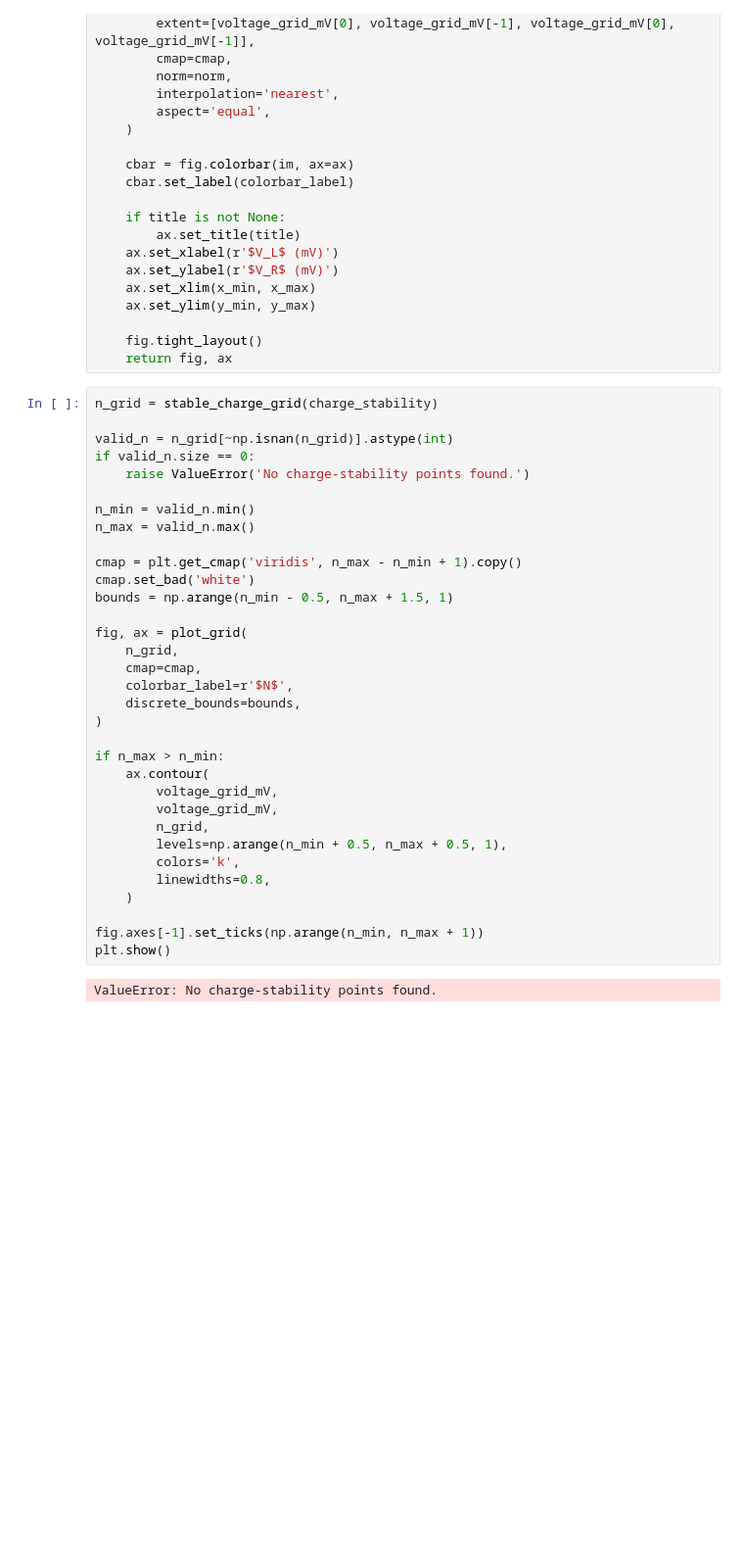
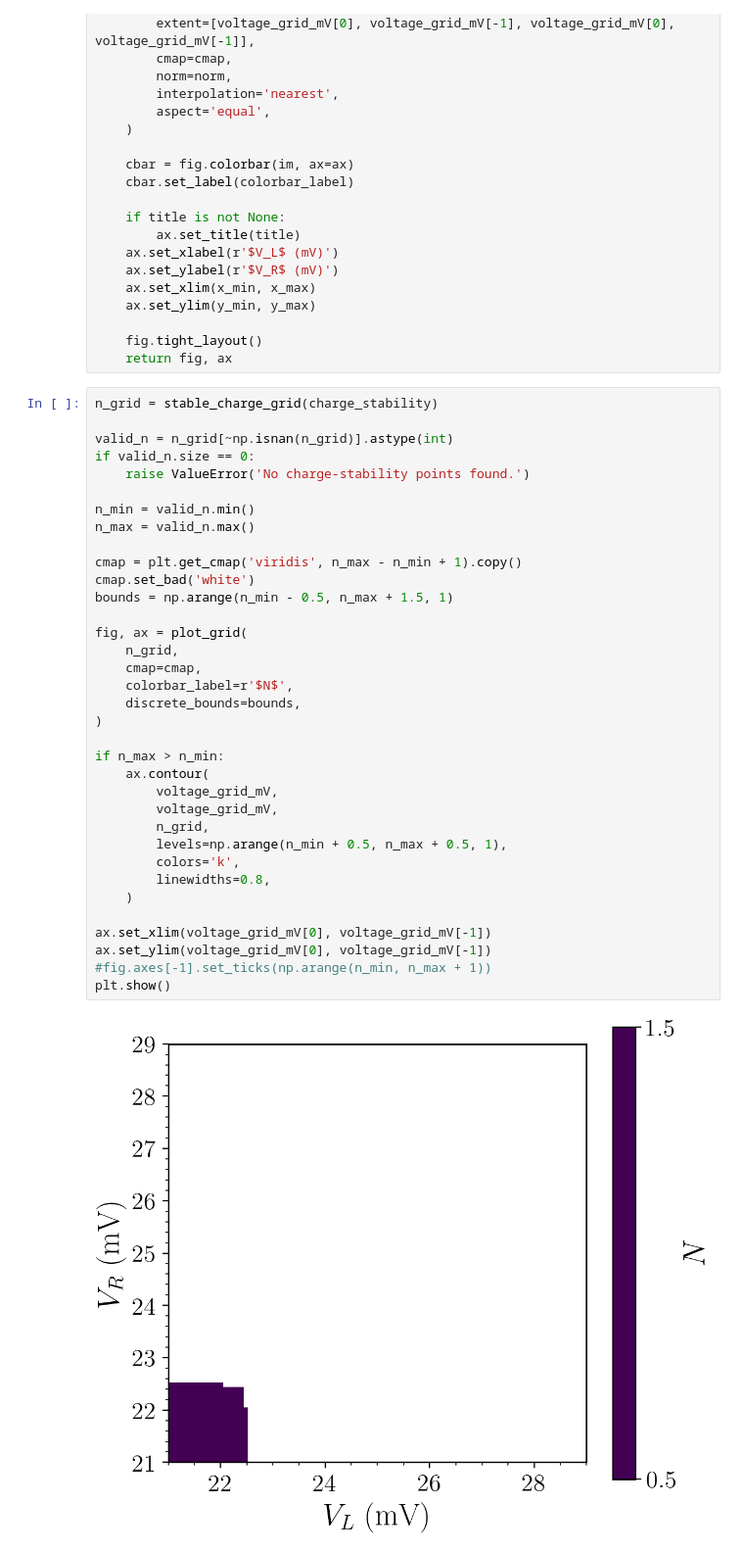
Before and after one commit to LeanderReascos/QDots, a Jupyter notebook: charge_stability_Leburton/charge_stability.ipynb, the cells around one changed output. Shown at 98% size. Drawn from its saved outputs; the diff is of its cells as text; blank space fills up the shorter version.

```diff
--- a/charge_stability_Leburton/charge_stability.ipynb
+++ b/charge_stability_Leburton/charge_stability.ipynb
@@ -326,35 +326,37 @@ n_grid = stable_charge_grid(charge_stability)
 valid_n = n_grid[~np.isnan(n_grid)].astype(int)
 if valid_n.size == 0:
     raise ValueError('No charge-stability points found.')
 
 n_min = valid_n.min()
 n_max = valid_n.max()
 
 cmap = plt.get_cmap('viridis', n_max - n_min + 1).copy()
 cmap.set_bad('white')
 bounds = np.arange(n_min - 0.5, n_max + 1.5, 1)
 
 fig, ax = plot_grid(
     n_grid,
     cmap=cmap,
     colorbar_label=r'$N$',
     discrete_bounds=bounds,
 )
 
 if n_max > n_min:
     ax.contour(
         voltage_grid_mV,
         voltage_grid_mV,
         n_grid,
         levels=np.arange(n_min + 0.5, n_max + 0.5, 1),
         colors='k',
         linewidths=0.8,
     )
 
-fig.axes[-1].set_ticks(np.arange(n_min, n_max + 1))
+ax.set_xlim(voltage_grid_mV[0], voltage_grid_mV[-1])
+ax.set_ylim(voltage_grid_mV[0], voltage_grid_mV[-1])
+#fig.axes[-1].set_ticks(np.arange(n_min, n_max + 1))
 plt.show()
 # %% [output]
-ValueError: No charge-stability points found.
+[figure, added]
 # %%
 energy_grid = stable_energy_grid_mev(charge_stability)
 
```
Also changed, not shown: parts of 3 cells of this notebook, 16 other files.
